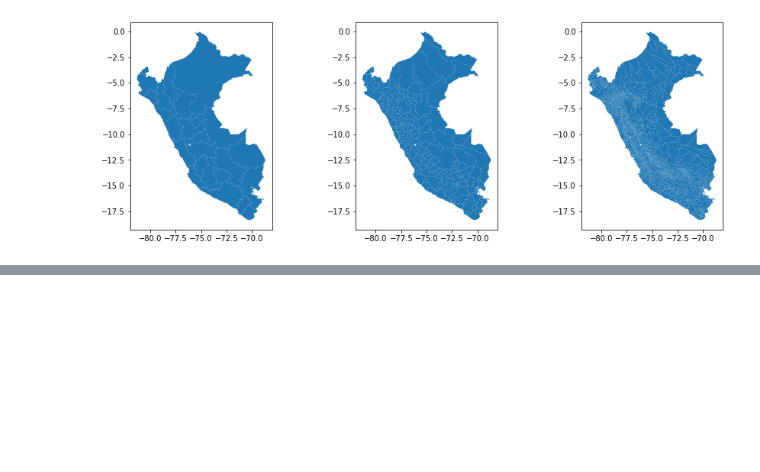
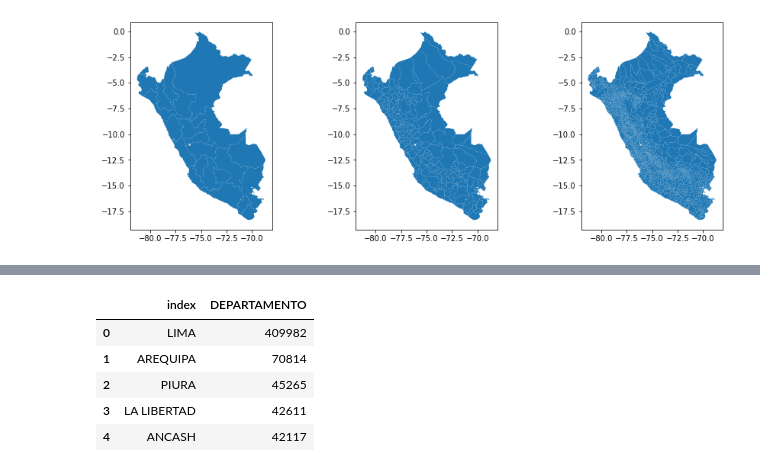
Before and after one commit to lililujan/pythonAnalytics, a Jupyter notebook: TrabajoPos.ipynb, the cells around one changed output, grey strips where cells are left out. Saved outputs shown, nothing was run; the diff lists cells and outputs as text; code cells hidden in the pictures; blank space fills up the shorter version.

```diff
--- a/TrabajoPos.ipynb
+++ b/TrabajoPos.ipynb
@@ -268,3 +268,6 @@ DEPARTAMENTO    83
 PROVINCIA        0
 DISTRITO         0
 dtype: int64
+# %%
+#dropna para eliminar valores nulos
+df= df.dropna()
@@ -318,0 +368,12 @@ AttributeError: 'bool' object has no attribute 'all'
+# %%
+# Contamos la cantidad de casos positivos por departamento
+conteo_dept = df['DEPARTAMENTO'].value_counts()
+conteo_dept = conteo_dept.reset_index()
+conteo_dept.head()
+# %% [output]
+|  | index | DEPARTAMENTO |
+| 0 | LIMA | 409982 |
+| 1 | AREQUIPA | 70814 |
+| 2 | PIURA | 45265 |
+| 3 | LA LIBERTAD | 42611 |
+| 4 | ANCASH | 42117 |
```
Also changed, not shown: parts of 17 cells of this notebook.
